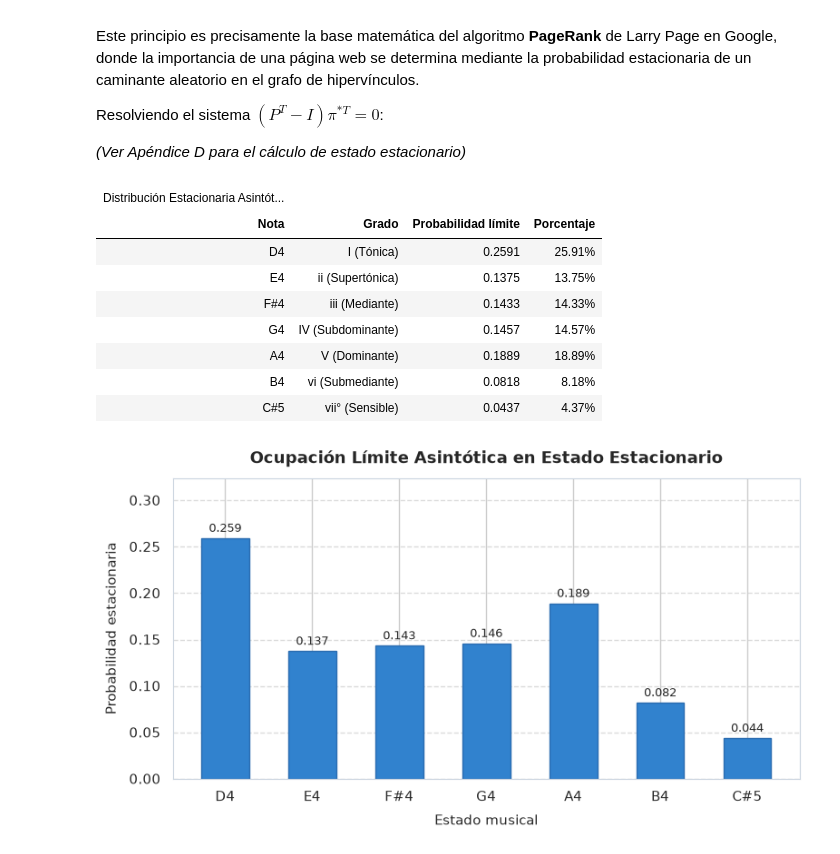
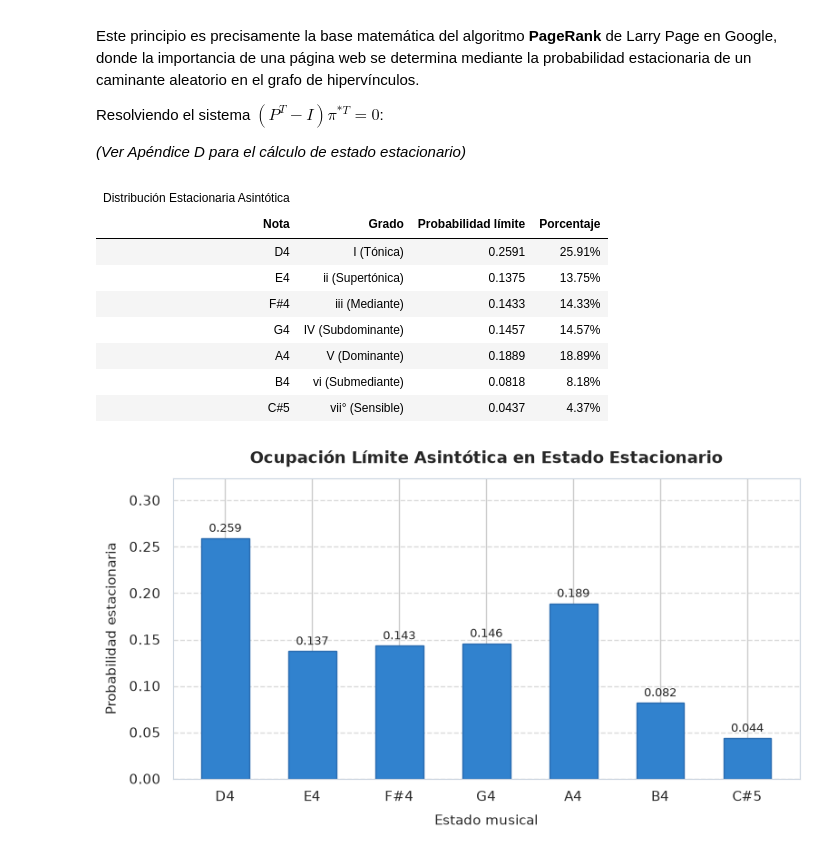
Before and after one commit to fdmonroy/TC3002B, a Jupyter notebook: m4-quant/act 2/notebooks/02_markov_melody_generator.ipynb, the cells around one changed output. Cells and saved outputs as stored; diff of their text form; code cells hidden in the pictures.

```diff
--- a/m4-quant/act 2/notebooks/02_markov_melody_generator.ipynb
+++ b/m4-quant/act 2/notebooks/02_markov_melody_generator.ipynb
@@ -262,33 +271,36 @@ Resolviendo el sistema $(P^T - I)\pi^{*T} = 0$:
 # %%
 pi_stationary = chain_notes.compute_stationary_distribution()
 
 df_stationary = pd.DataFrame([
     {
         "Nota": note,
         "Grado": {
             "D4": "I (Tónica)",
             "E4": "ii (Supertónica)",
             "F#4": "iii (Mediante)",
             "G4": "IV (Subdominante)",
             "A4": "V (Dominante)",
             "B4": "vi (Submediante)",
             "C#5": "vii° (Sensible)"
         }[note],
         "Probabilidad límite": f"{prob:.4f}",
         "Porcentaje": f"{prob * 100:.2f}%"
     }
     for note, prob in zip(D_MAJOR_NOTES_OCT4, pi_stationary)
 ])
 
 gt_stationary = (
     GT(df_stationary)
-    .tab_header(title="Distribución Estacionaria Asintótica de la Cadena de Notas")
+    .tab_header(title="Distribución Estacionaria Asintótica")
     .cols_align(align="left", columns=["Nota", "Grado"])
-    .cols_align(align="right", columns=["Probabilidad límite", "Porcentaje"])
+    .cols_align(
+        align="right",
+        columns=["Probabilidad límite", "Porcentaje"]
+    )
 )
 gt_stationary
 # %% [output]
-| Distribución Estacionaria Asintót... |  |  |  |
+| Distribución Estacionaria Asintótica |  |  |  |
 | Nota | Grado | Probabilidad límite | Porcentaje |
 | D4 | I (Tónica) | 0.2591 | 25.91% |
 | E4 | ii (Supertónica) | 0.1375 | 13.75% |
```
Also changed, not shown: parts of 7 cells of this notebook, 3 other files.
